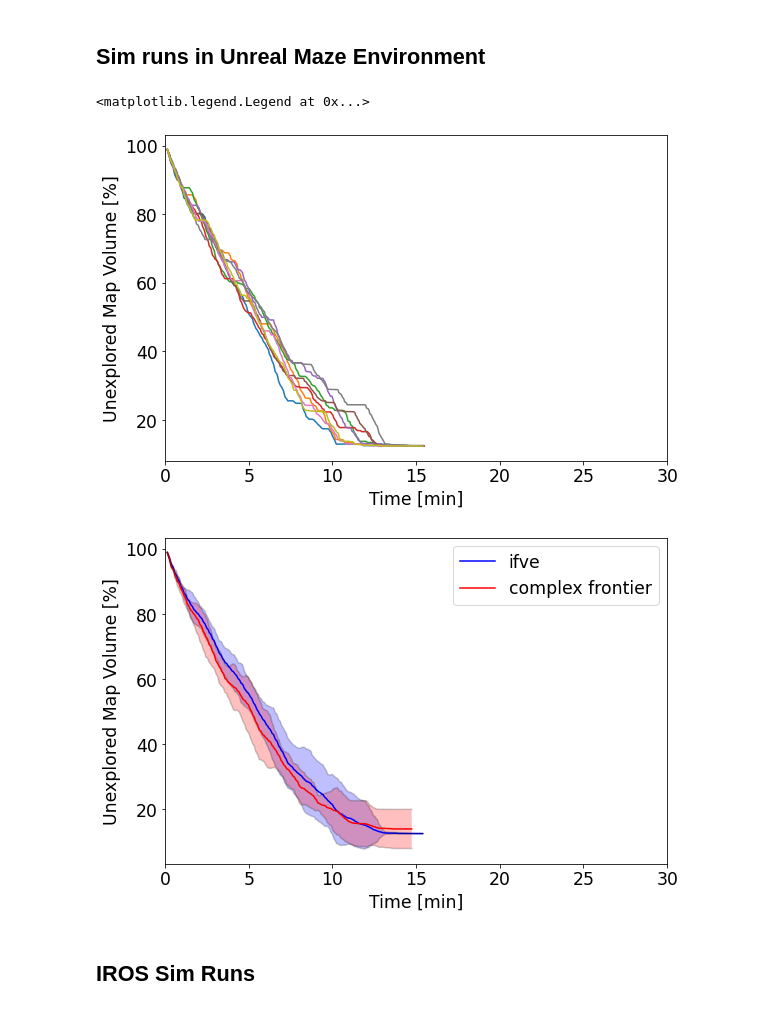
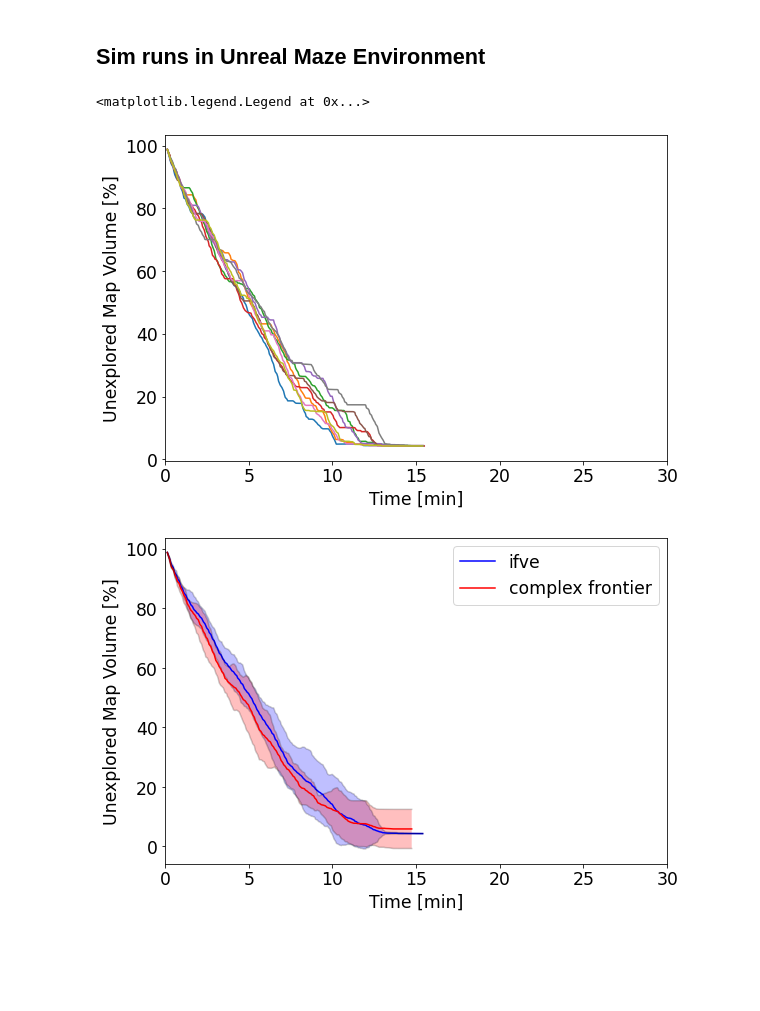
Before and after one commit to andrewbmills/test_sim, a Jupyter notebook: scripts/sim_run_plots_unreal_maze.ipynb, the cells around one changed output. Drawn from its saved outputs; the diff is of its cells as text; code cells hidden in the pictures; blank space fills up the shorter version.

```diff
--- a/scripts/sim_run_plots_unreal_maze.ipynb
+++ b/scripts/sim_run_plots_unreal_maze.ipynb
@@ -6,7 +6,7 @@ import numpy as np
 import matplotlib.pyplot as plt
 
 data_path = "/home/andrew/tests/data/unreal_maze"
-full_map_volume = 40*40*3 # meters
+full_map_volume = 39.6*39.6*2.8 # meters
 
 N_tests = 6
 for i in range(N_tests):
@@ -25,6 +25,8 @@ for i in range(N_tests):
 
 map_volume_ratios_mean_frontier = np.mean(map_volume_ratios, axis=0)
 map_volume_ratios_std_dev_frontier = np.std(map_volume_ratios, axis=0)
+map_volume_ratios_min_frontier = np.min(map_volume_ratios, axis=0)
+map_volume_ratios_max_frontier = np.max(map_volume_ratios, axis=0)
 
 N_tests = 10
 fig, ax = plt.subplots(figsize=[9.0, 6.0])
@@ -41,34 +43,34 @@ for i in range(1,N_tests):
     voxel_size = np.genfromtxt(data_path + "/" + data_filename, delimiter=",", skip_footer=(N-1))
     t_ifve = data[:224,0]/60.0
     map_data = (1-(voxel_size**3)*data[:224,1]/full_map_volume)*100
     plt.plot(t_ifve, map_data)
     if (i==1):
         map_volume_ratios = map_data
     else:
         map_volume_ratios = np.vstack((map_volume_ratios, map_data))
 
 map_volume_ratios_mean_ifve = np.mean(map_volume_ratios, axis=0)
 map_volume_ratios_std_dev_ifve = np.std(map_volume_ratios, axis=0)
+map_volume_ratios_min_ifve = np.min(map_volume_ratios, axis=0)
+map_volume_ratios_max_ifve = np.max(map_volume_ratios, axis=0)
 
 
 # plt.figure(figsize=[12.0, 7.0])
 fig, ax = plt.subplots(figsize=[9.0, 6.0])
 ax.tick_params(axis='both', which='major', labelsize='xx-large')
 plt.xlabel("Time [min]", fontsize='xx-large')
 plt.ylabel("Unexplored Map Volume [%]", fontsize='xx-large')
 plt.plot(t_ifve, map_volume_ratios_mean_ifve, "b", label="ifve")
 plt.plot(t_ifve, map_volume_ratios_mean_ifve - 2*map_volume_ratios_std_dev_ifve, "k", alpha=0.2)
 plt.plot(t_ifve, map_volume_ratios_mean_ifve + 2*map_volume_ratios_std_dev_ifve, "k", alpha=0.2)
 ax.fill_between(t_ifve, map_volume_ratios_mean_ifve - 2*map_volume_ratios_std_dev_ifve, map_volume_ratios_mean_ifve + 2*map_volume_ratios_std_dev_ifve, alpha=0.25, facecolor="blue")
 plt.plot(t_frontier, map_volume_ratios_mean_frontier, "r", label="complex frontier")
 plt.plot(t_frontier, map_volume_ratios_mean_frontier - 2*map_volume_ratios_std_dev_frontier, "k", alpha=0.2)
 plt.plot(t_frontier, map_volume_ratios_mean_frontier + 2*map_volume_ratios_std_dev_frontier, "k", alpha=0.2)
 ax.fill_between(t_frontier, map_volume_ratios_mean_frontier - 2*map_volume_ratios_std_dev_frontier, map_volume_ratios_mean_frontier + 2*map_volume_ratios_std_dev_frontier, alpha=0.25, facecolor="red")
 plt.xlim(0, 30)
 plt.legend(fontsize='xx-large')
 # %% [output]
 <matplotlib.legend.Legend at 0x...>
-[figure, old version]
+[figure, new version]
-[figure, old version]
+[figure, new version]
-# %% [markdown]
-## IROS Sim Runs
```
Also changed, not shown: parts of 1 cell of this notebook, 11 other files.
